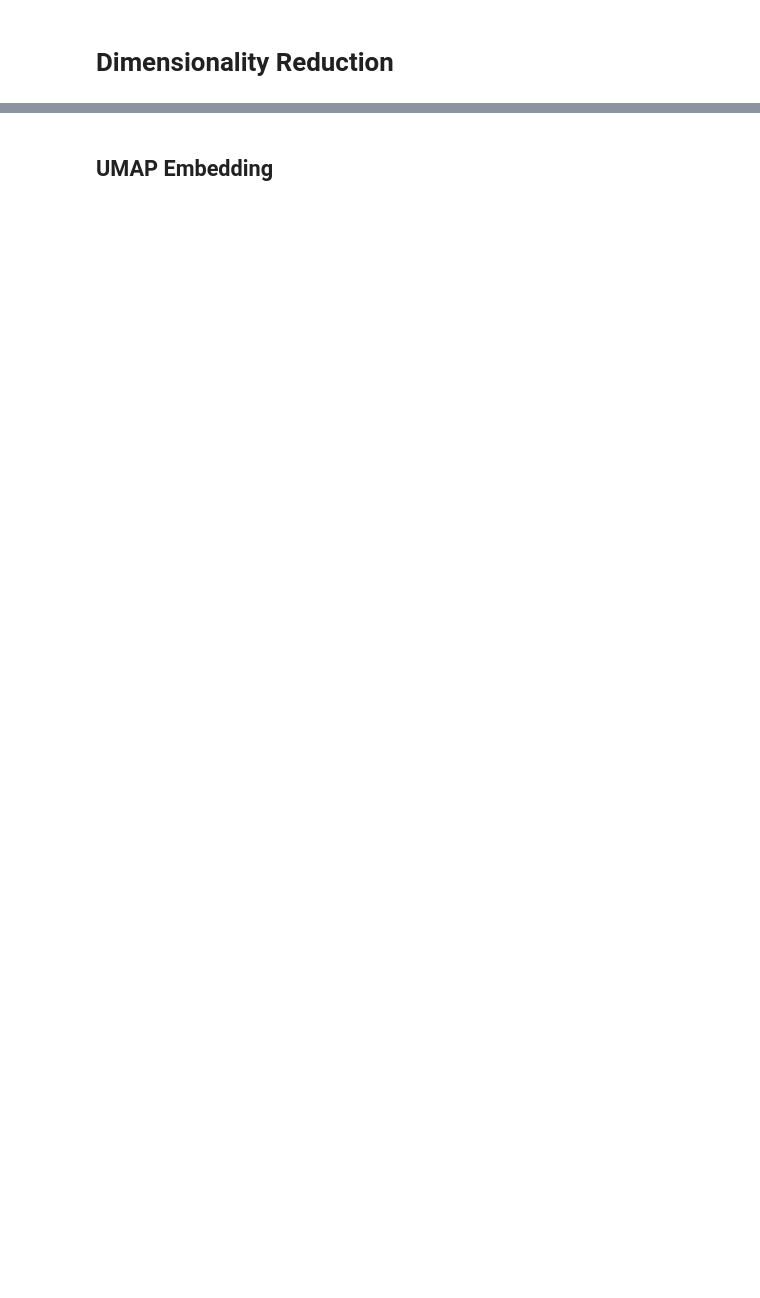
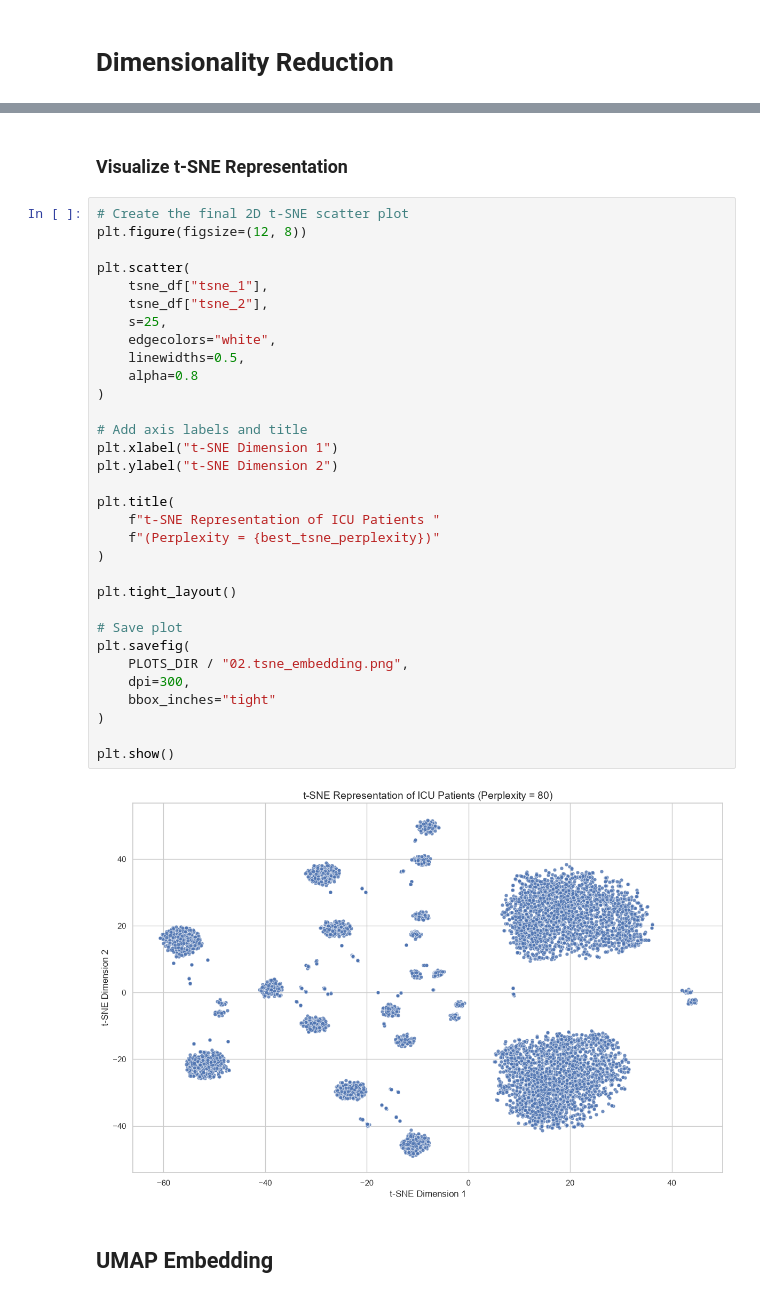
Before and after one commit to samarthkumarsamal/icu-clustering, a Jupyter notebook: notebooks/2.embedding_clustering.ipynb, the cells around one changed output, grey strips where cells are left out. Cells and saved outputs as stored; diff of their text form; blank space fills up the shorter version.

```diff
--- a/notebooks/2.embedding_clustering.ipynb
+++ b/notebooks/2.embedding_clustering.ipynb
@@ -684,2 +686,38 @@ The selected t-SNE embedding reveals strong local structure and possible subgrou
+# %% [markdown]
+### Visualize t-SNE Representation
+# %%
+# Create the final 2D t-SNE scatter plot
+plt.figure(figsize=(12, 8))
+
+plt.scatter(
+    tsne_df["tsne_1"],
+    tsne_df["tsne_2"],
+    s=25,
+    edgecolors="white",
+    linewidths=0.5,
+    alpha=0.8
+)
+
+# Add axis labels and title
+plt.xlabel("t-SNE Dimension 1")
+plt.ylabel("t-SNE Dimension 2")
+
+plt.title(
+    f"t-SNE Representation of ICU Patients "
+    f"(Perplexity = {best_tsne_perplexity})"
+)
+
+plt.tight_layout()
+
+# Save plot
+plt.savefig(
+    PLOTS_DIR / "02.tsne_embedding.png",
+    dpi=300,
+    bbox_inches="tight"
+)
+
+plt.show()
+# %% [output]
+[figure, added]
 # %% [markdown]
 ## UMAP Embedding
```
Also changed, not shown: parts of 239 cells of this notebook, 15 other files.
